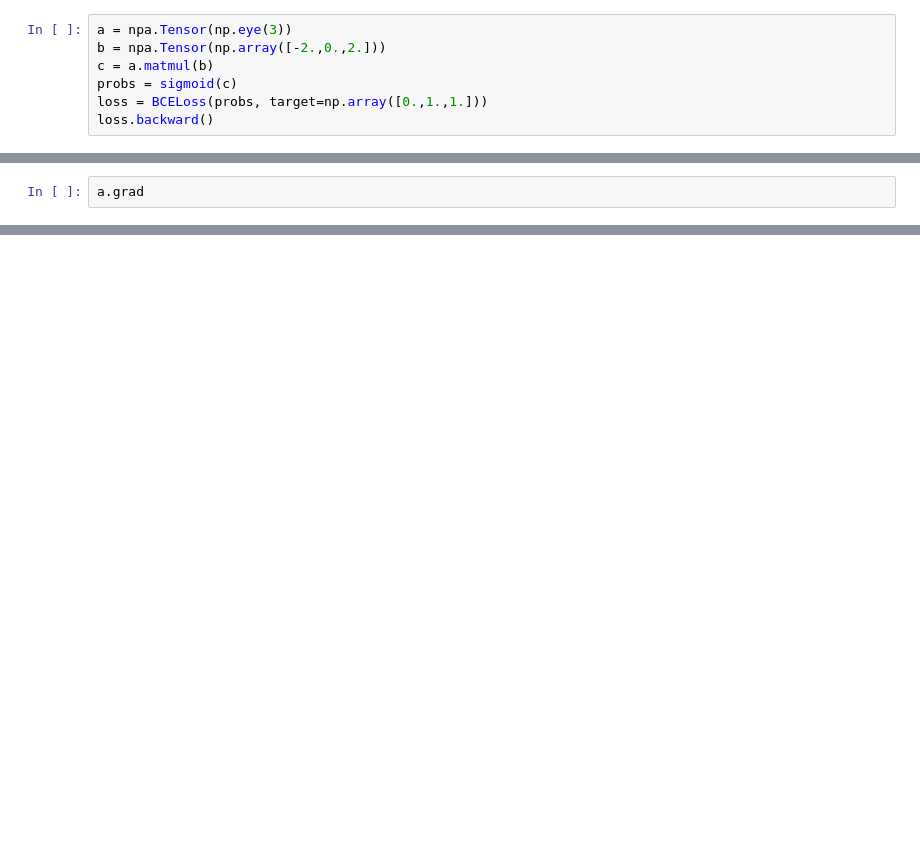
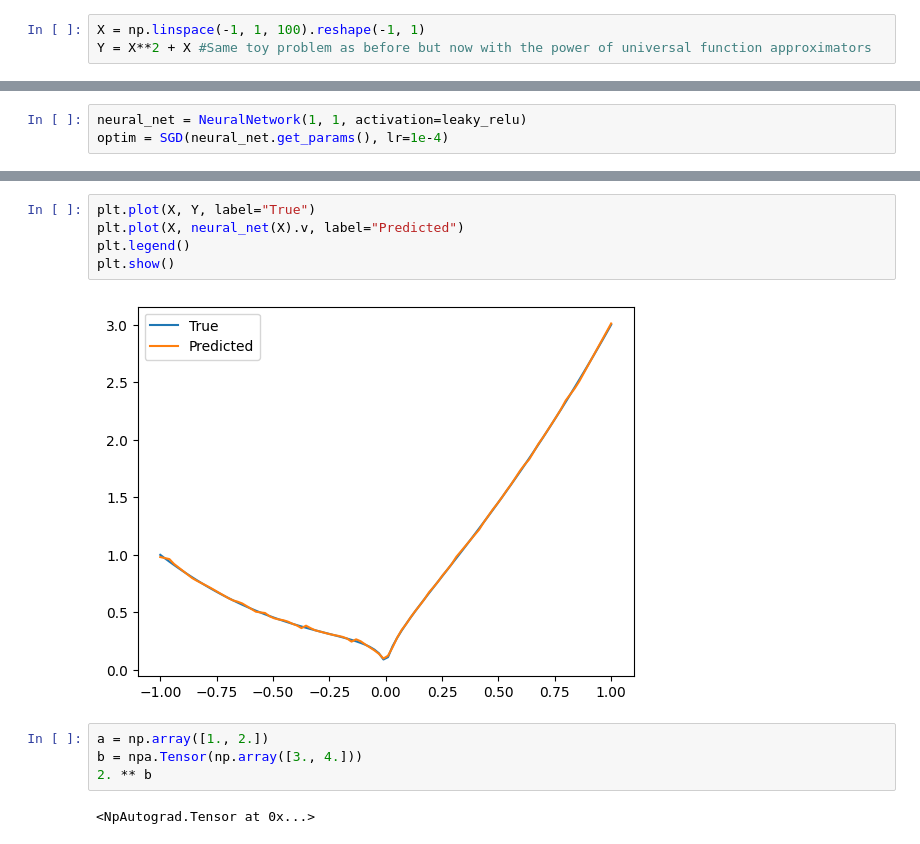
Before and after one commit to JoseMCruzMendez/CodingMLBasics, a Jupyter notebook: NeuralNetworks/NNTesting.ipynb, the cells around one changed output, grey strips where cells are left out. Cells and saved outputs as stored; diff of their text form; blank space fills up the shorter version.

Commit message:
Now that NNs work I will start setting up helper methods to compare optimizers and regularization

```diff
--- a/NeuralNetworks/NNTesting.ipynb
+++ b/NeuralNetworks/NNTesting.ipynb
@@ -8,7 +15,3 @@ from NpAutograd import sigmoid, relu, BCELoss
 # %%
-a = npa.Tensor(np.eye(3))
-b = npa.Tensor(np.array([-2.,0.,2.]))
-c = a.matmul(b)
-probs = sigmoid(c)
-loss = BCELoss(probs, target=np.array([0.,1.,1.]))
-loss.backward()
+X = np.linspace(-1, 1, 100).reshape(-1, 1)
+Y = X**2 + X #Same toy problem as before but now with the power of universal function approximators
@@ -15,2 +25,3 @@ loss.backward()
 # %%
-a.grad
+neural_net = NeuralNetwork(1, 1, activation=leaky_relu)
+optim = SGD(neural_net.get_params(), lr=1e-4)
@@ -20,0 +56,13 @@ array([[-0.15893723, -0.15893723, -0.15893723],
+# %%
+plt.plot(X, Y, label="True")
+plt.plot(X, neural_net(X).v, label="Predicted")
+plt.legend()
+plt.show()
+# %% [output]
+[figure, added]
+# %%
+a = np.array([1., 2.])
+b = npa.Tensor(np.array([3., 4.]))
+2. ** b
+# %% [output]
+<NpAutograd.Tensor at 0x...>
```
Also changed, not shown: parts of 9 cells of this notebook, 5 other files.
